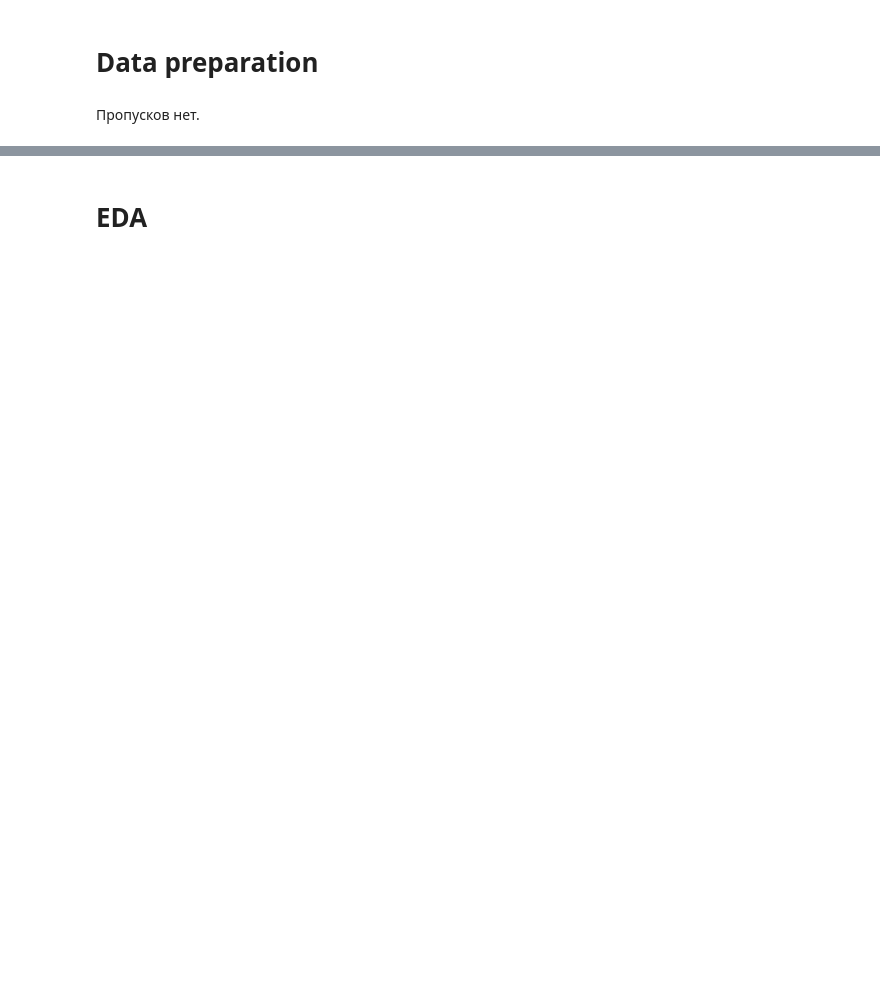
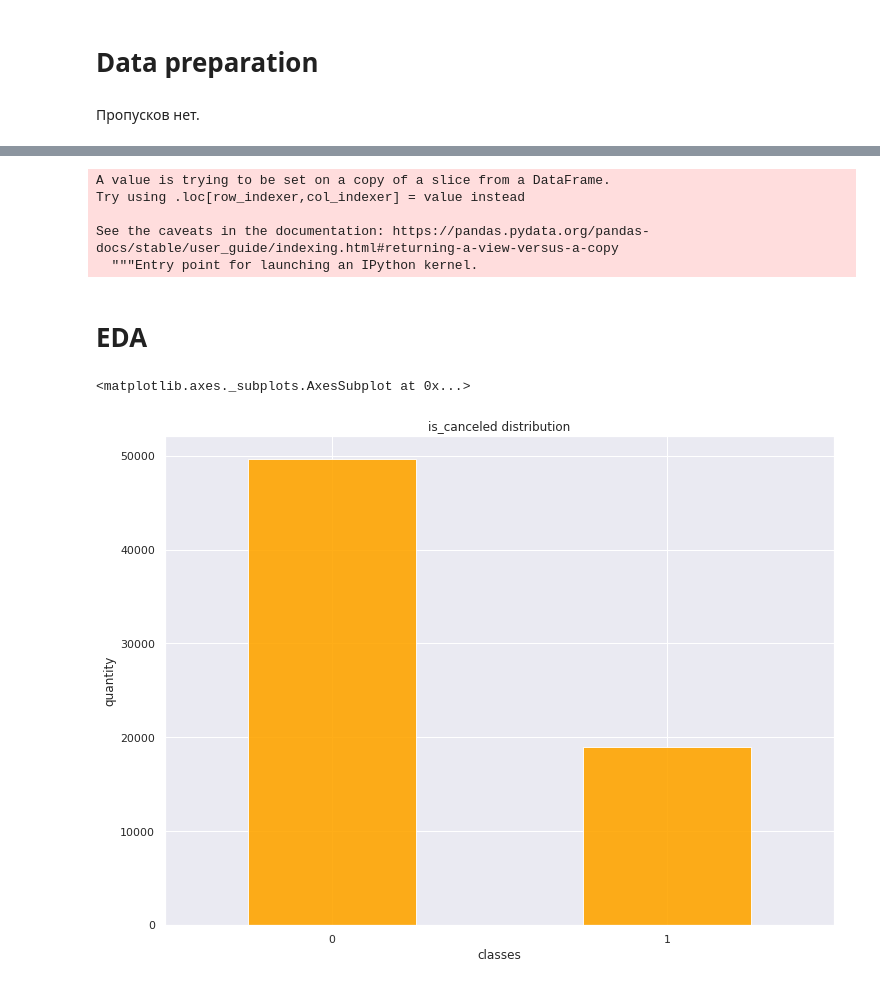
Before and after one commit to Doppler-67/hotel-false-booking-detection, a Jupyter notebook: hotel.ipynb, the cells around one changed output, grey strips where cells are left out. Cells and saved outputs as stored; diff of their text form; code cells hidden in the pictures; blank space fills up the shorter version.

```diff
--- a/hotel.ipynb
+++ b/hotel.ipynb
@@ -127,2 +100,24 @@ test_data = test_data.drop_duplicates()
+# %%
+data['reserved_room_type'] = data['reserved_room_type'].str.strip()
+data['meal'] = data['meal'].str.strip()
+# %% [output]
+A value is trying to be set on a copy of a slice from a DataFrame.
+Try using .loc[row_indexer,col_indexer] = value instead
+
+See the caveats in the documentation: https://pandas.pydata.org/pandas-docs/stable/user_guide/indexing.html#returning-a-view-versus-a-copy
+  """Entry point for launching an IPython kernel.
+# %%
+data['arrival_date_month'] = data['arrival_date_month'].map({'January': 1, 'February': 2, 'March': 3, 'April': 4, 'May': 5,
+                            'June': 6, 'July': 7,'August': 8, 'September': 9, 'October': 10, 'November': 11, 'December': 12})
+# %%
+data['reserved_room_type'] = data['reserved_room_type'].map({'A': 0, 'B': 1, 'C': 2, 'D': 3, 'E': 4, 'F': 5, 'G': 6})
+# %%
+data[['lead_time', 'adults', 'children', 'babies']] = data[['lead_time', 'adults', 'children', 'babies']].astype('int')
 # %% [markdown]
 # **EDA**
+# %%
+data['is_canceled'].value_counts().plot(kind='bar', title='is_canceled distribution', xlabel='classes',
+                                     ylabel='quantity', rot=1, color='orange', alpha =0.9, figsize=(12,9))
+# %% [output]
+<matplotlib.axes._subplots.AxesSubplot at 0x...>
+[figure, added]
```
Also changed, not shown: parts of 74 cells of this notebook.
